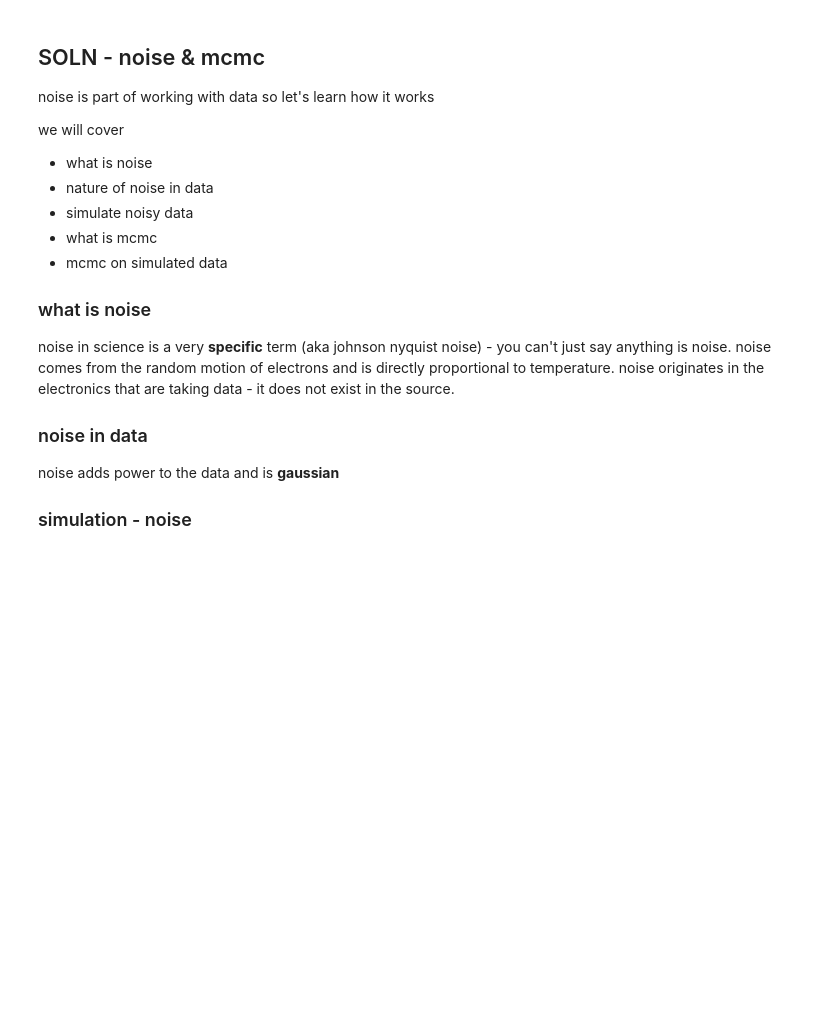
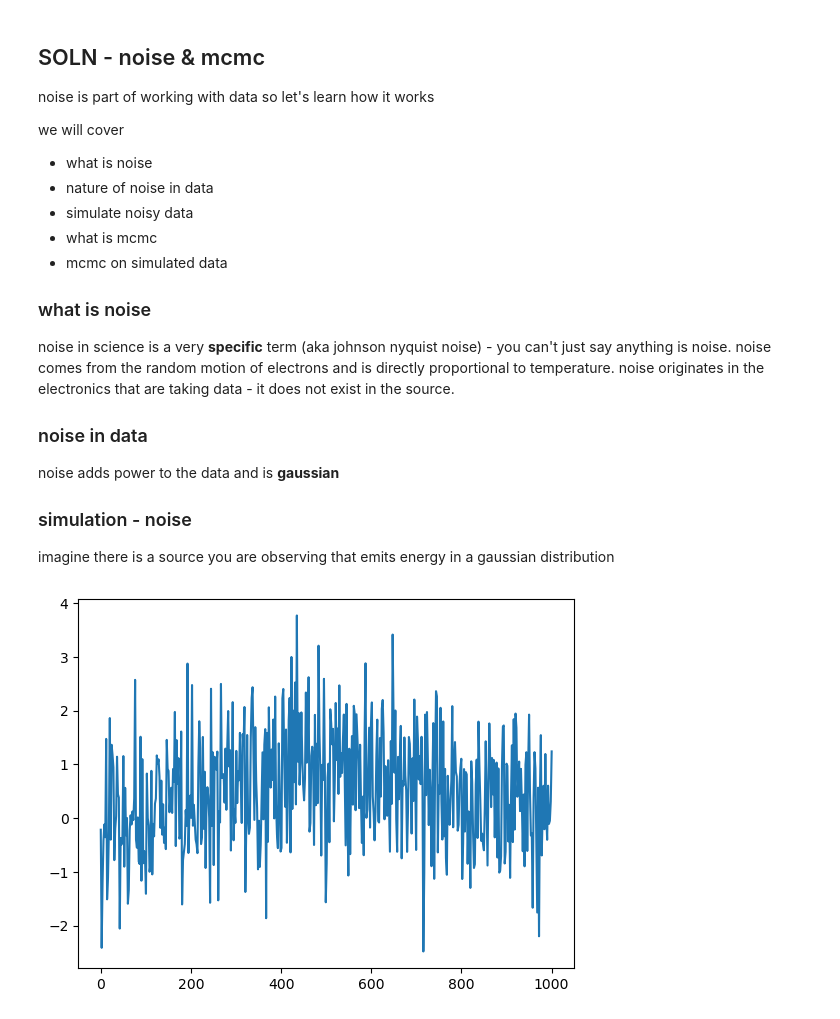
Before and after one commit to KomalKaur0/python-bootcamp-2025, a Jupyter notebook: week7/SOLN-noise-mcmc.ipynb, the cells around one changed output. Drawn from its saved outputs; the diff is of its cells as text; code cells hidden in the pictures; blank space fills up the shorter version.

```diff
--- a/week7/SOLN-noise-mcmc.ipynb
+++ b/week7/SOLN-noise-mcmc.ipynb
@@ -19,10 +19,49 @@ noise in science is a very **__specific__** term (aka johnson nyquist noise) - y
 noise adds power to the data and is **gaussian**
 
 ### simulation - noise
+
+imagine there is a source you are observing that emits energy in a gaussian distribution
 # %%
+import numpy as np
+import matplotlib.pyplot as plt
+
+# define the functions we need
+def gaussian(x, mu, std):
+    '''
+    evaluates the values of a gaussian distrubition given data
+
+    parameters
+    ----------
+    x : array-like
+        x data to evaluate a gaussian on
+    mu : float
+        mean of the gaussian
+    std : float
+        standard deviation of the gaussian
+
+    returns
+    ----------
+    array-like : evaluated distribution with the same shape as x
+    '''
+
+    return np.exp(-0.5*(((x - mu)/std)**2))
+
 # simulate a gaussian source
+mu = 500    # mean
+sigma = 200  # standard deviation
+n = 500     # number of data points
+
+x = np.linspace(0, 1000, n)
+data = gaussian(x, mu, sigma)
 
 # add noise to the data
+noise = np.random.standard_normal(n) # noise from a standard normal distribution
+data = data + noise
+
+plt.plot(x, data)   # histogram to see the data
+plt.show()
+# %% [output]
+[figure, added]
 # %% [markdown]
 ### what is mcmc
 
```
Also changed, not shown: parts of 6 cells of this notebook.
